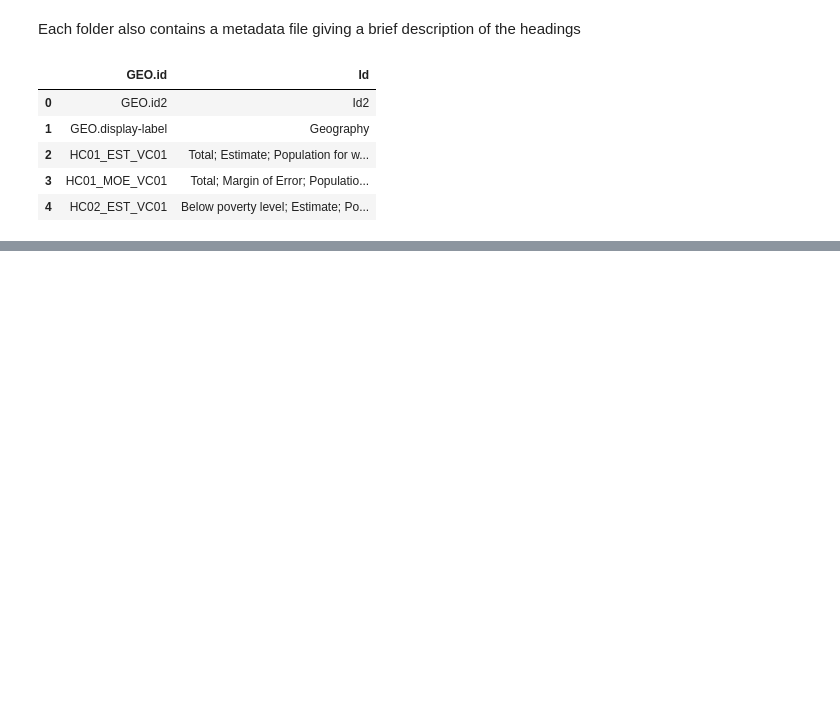
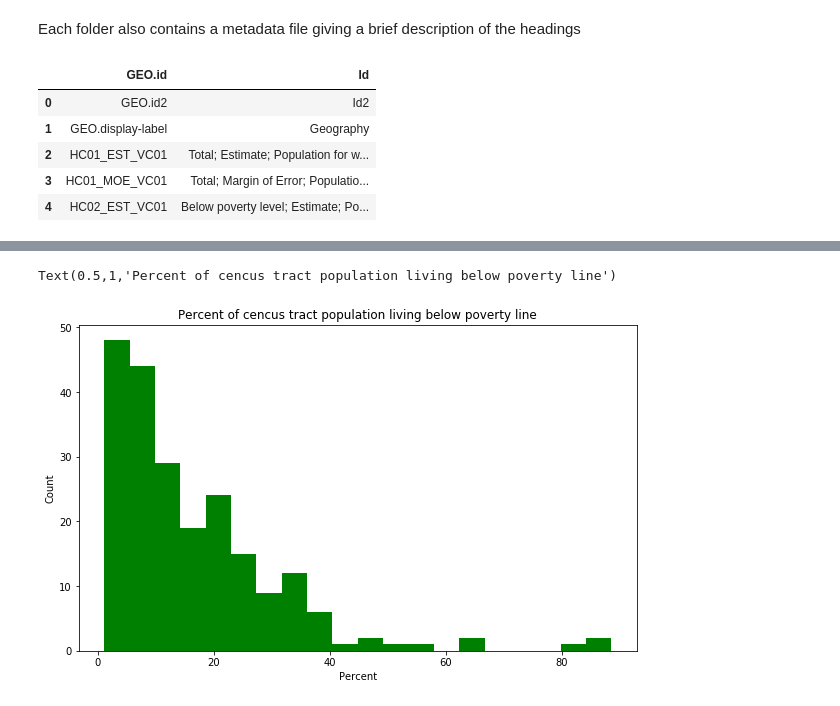
Before and after one commit to amably/repo1, a Jupyter notebook: AUS_pov.ipynb, the cells around one changed output, grey strips where cells are left out. Drawn from its saved outputs; the diff is of its cells as text; code cells hidden in the pictures; blank space fills up the shorter version.

```diff
--- a/AUS_pov.ipynb
+++ b/AUS_pov.ipynb
@@ -104,0 +176,12 @@ plt.show
+# %%
+pov_per = APD_pov['HC03_EST_VC01'][1:].astype(float)
+
+fig = plt.figure(figsize=(10, 6))
+
+plt.hist(x = pov_per, bins = 20, color = 'green')
+plt.ylabel('Count')
+plt.xlabel("Percent")
+plt.title('Percent of cencus tract population living below poverty line')
+# %% [output]
+Text(0.5,1,'Percent of cencus tract population living below poverty line')
+[figure, added]
```
Also changed, not shown: parts of 25 cells of this notebook.
